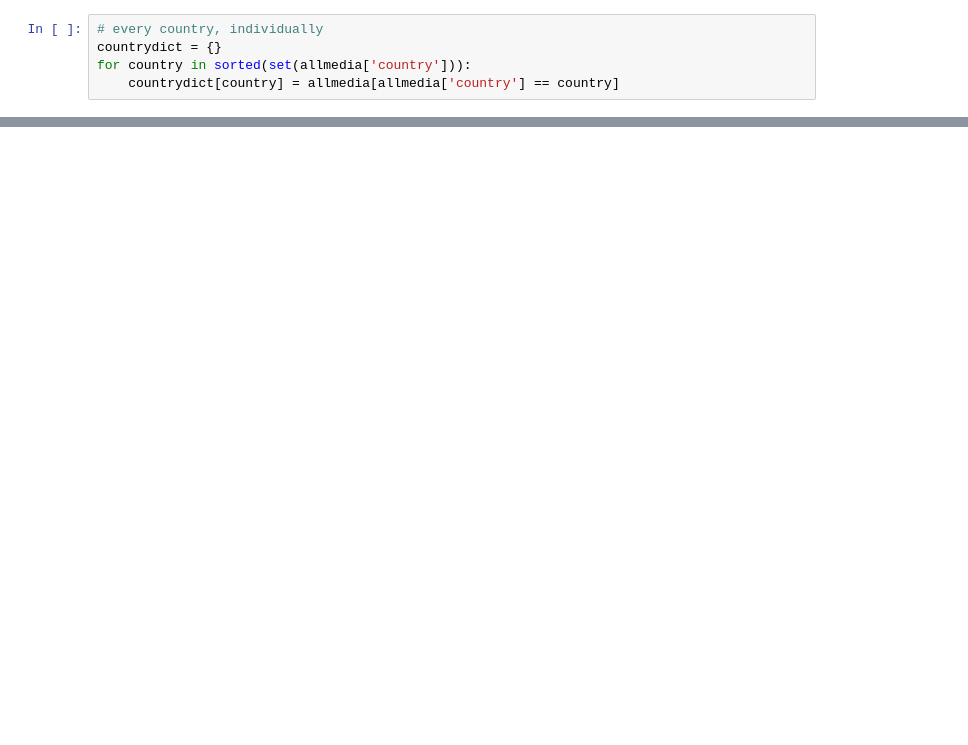
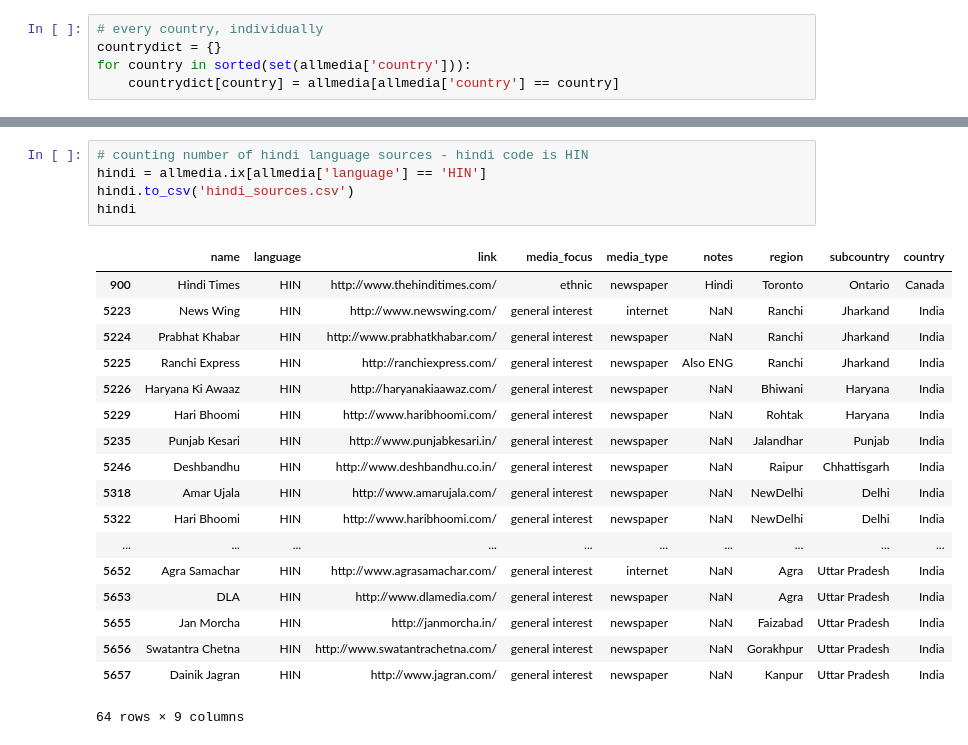
Before and after one commit to allanko/abyznewslinks-scraper, a Jupyter notebook: sandbox.ipynb, the cells around one changed output, grey strips where cells are left out. Saved outputs shown, nothing was run; the diff lists cells and outputs as text; blank space fills up the shorter version.

```diff
--- a/sandbox.ipynb
+++ b/sandbox.ipynb
@@ -86,0 +88,24 @@ show(p)
+# %%
+# counting number of hindi language sources - hindi code is HIN
+hindi = allmedia.ix[allmedia['language'] == 'HIN']
+hindi.to_csv('hindi_sources.csv')
+hindi
+# %% [output]
+|  | name | language | link | media_focus | media_type | notes | region | subcountry | country |
+| 900 | Hindi Times | HIN | http://www.thehinditimes.com/ | ethnic | newspaper | Hindi | Toronto | Ontario | Canada |
+| 5223 | News Wing | HIN | http://www.newswing.com/ | general interest | internet | NaN | Ranchi | Jharkand | India |
+| 5224 | Prabhat Khabar | HIN | http://www.prabhatkhabar.com/ | general interest | newspaper | NaN | Ranchi | Jharkand | India |
+| 5225 | Ranchi Express | HIN | http://ranchiexpress.com/ | general interest | newspaper | Also ENG | Ranchi | Jharkand | India |
+| 5226 | Haryana Ki Awaaz | HIN | http://haryanakiaawaz.com/ | general interest | newspaper | NaN | Bhiwani | Haryana | India |
+| 5229 | Hari Bhoomi | HIN | http://www.haribhoomi.com/ | general interest | newspaper | NaN | Rohtak | Haryana | India |
+| 5235 | Punjab Kesari | HIN | http://www.punjabkesari.in/ | general interest | newspaper | NaN | Jalandhar | Punjab | India |
+| 5246 | Deshbandhu | HIN | http://www.deshbandhu.co.in/ | general interest | newspaper | NaN | Raipur | Chhattisgarh | India |
+| 5318 | Amar Ujala | HIN | http://www.amarujala.com/ | general interest | newspaper | NaN | NewDelhi | Delhi | India |
+| 5322 | Hari Bhoomi | HIN | http://www.haribhoomi.com/ | general interest | newspaper | NaN | NewDelhi | Delhi | India |
+| ... | ... | ... | ... | ... | ... | ... | ... | ... | ... |
+| 5652 | Agra Samachar | HIN | http://www.agrasamachar.com/ | general interest | internet | NaN | Agra | Uttar Pradesh | India |
+| 5653 | DLA | HIN | http://www.dlamedia.com/ | general interest | newspaper | NaN | Agra | Uttar Pradesh | India |
+| 5655 | Jan Morcha | HIN | http://janmorcha.in/ | general interest | newspaper | NaN | Faizabad | Uttar Pradesh | India |
+| 5656 | Swatantra Chetna | HIN | http://www.swatantrachetna.com/ | general interest | newspaper | NaN | Gorakhpur | Uttar Pradesh | India |
+| 5657 | Dainik Jagran | HIN | http://www.jagran.com/ | general interest | newspaper | NaN | Kanpur | Uttar Pradesh | India |
+64 rows × 9 columns
```
Also changed, not shown: parts of 5 cells of this notebook, 1 other file.
